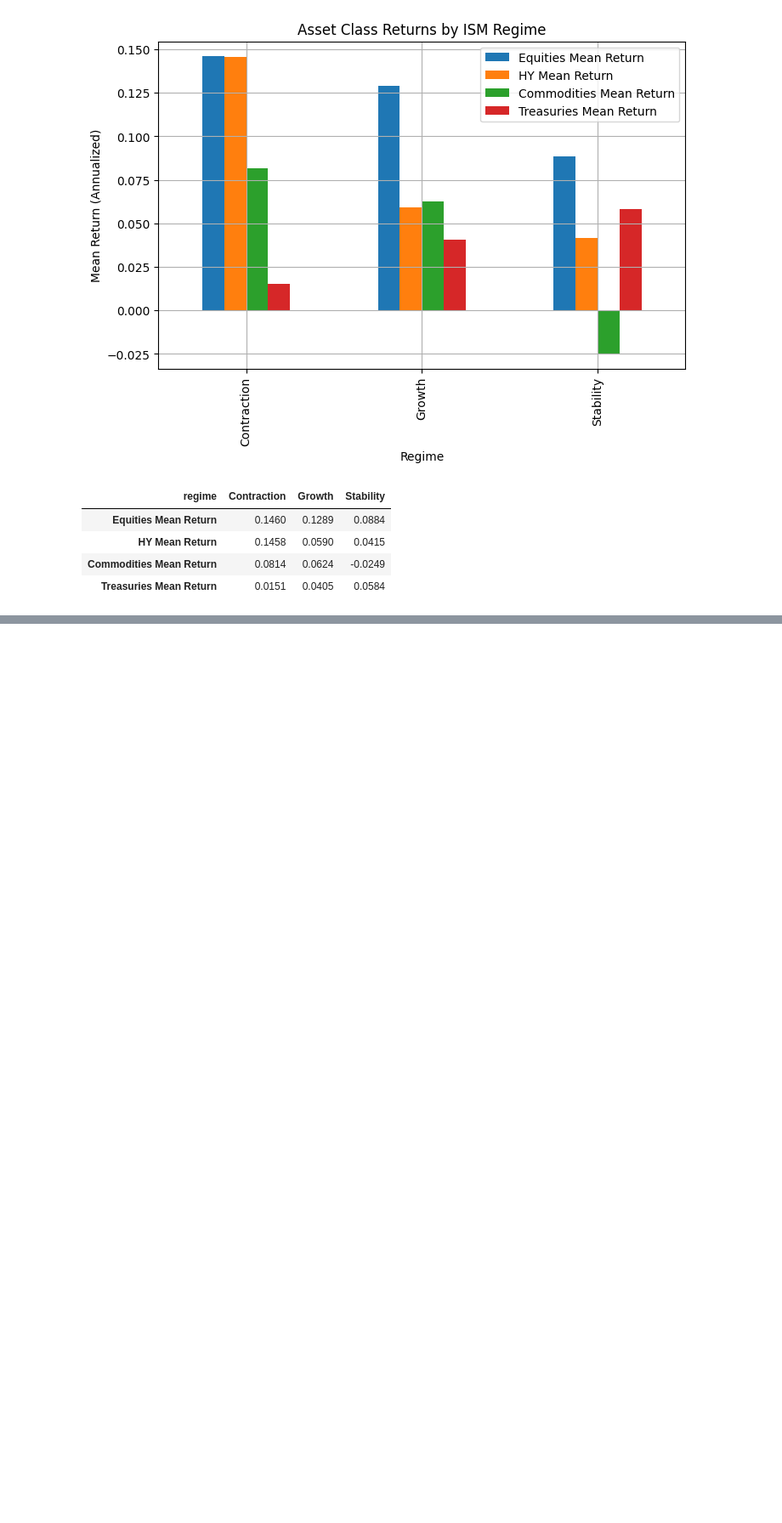
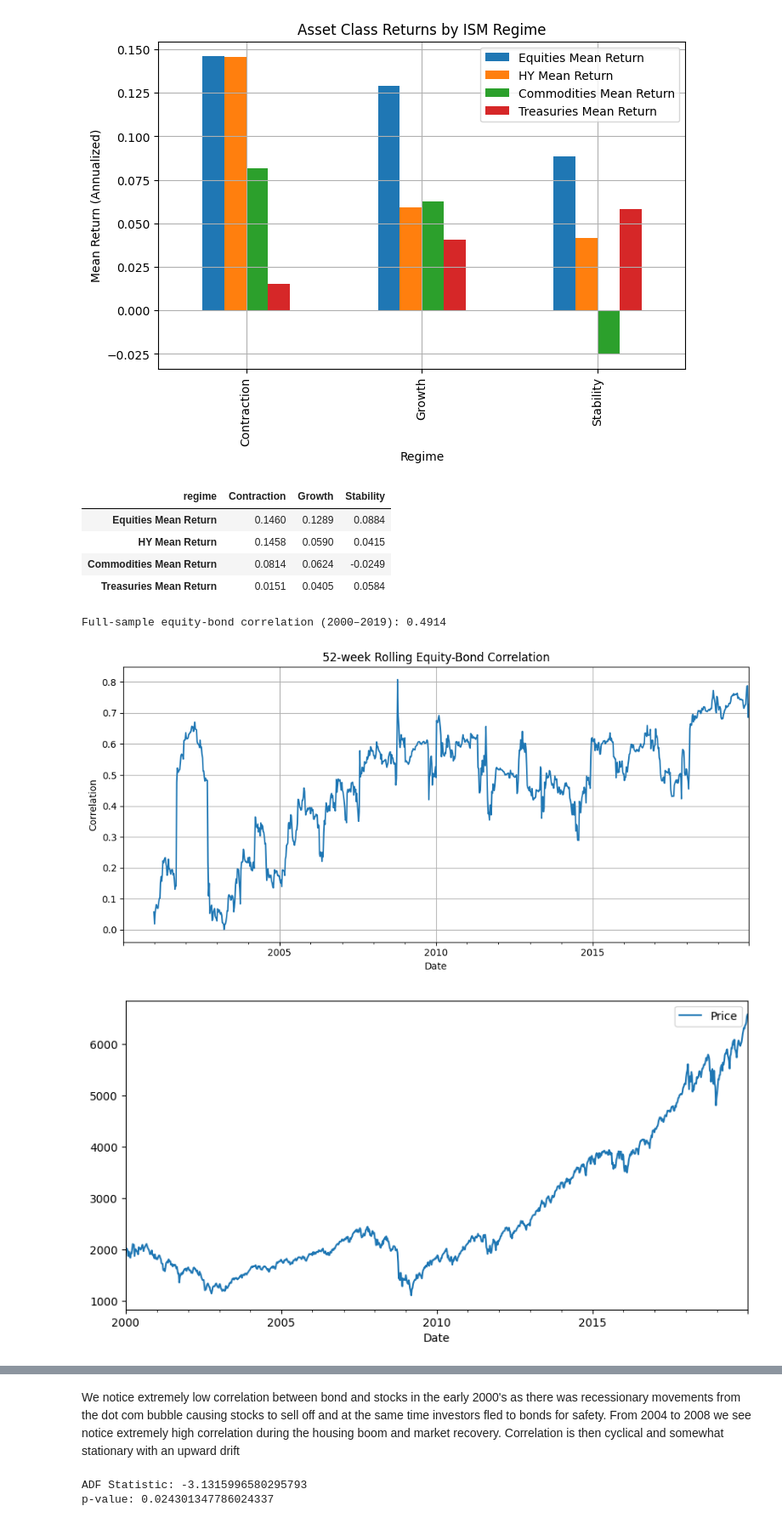
Before and after one commit to Kunj121/MacroFinance_HW2, a Jupyter notebook: ps2_all_parts.ipynb, the cells around one changed output, grey strips where cells are left out. Shown at 85% size. Saved outputs shown, nothing was run; the diff lists cells and outputs as text; code cells hidden in the pictures; blank space fills up the shorter version.

```diff
--- a/ps2_all_parts.ipynb
+++ b/ps2_all_parts.ipynb
@@ -717,3 +718,14 @@ round(mean_returns.T, 4)
 | HY Mean Return | 0.1458 | 0.0590 | 0.0415 |
 | Commodities Mean Return | 0.0814 | 0.0624 | -0.0249 |
 | Treasuries Mean Return | 0.0151 | 0.0405 | 0.0584 |
+# %%
+import pandas as pd
+import numpy as np
+filepath_1 = "Assignment_2_data.xlsm"
+filepath_2 = "macro_data.xlsx"
+# %%
+spx = pd.read_excel(filepath_1, sheet_name='SPTX', index_col=0)
+#filter out downloading error
+spx = spx[spx['Price'] > 5]
+# %%
+bond = pd.read_excel(filepath_2, sheet_name = 'HY_BOND_ETF', index_col=0)
@@ -719,0 +763,29 @@ round(mean_returns.T, 4)
+# %%
+#Correlation
+full_sample_corr = returns['SPXT'].corr(returns['VWEHX'])
+print(f"Full-sample equity-bond correlation (2000–2019): {full_sample_corr:.4f}")
+
+#Rolling Correlation
+rolling_corr = returns['SPXT'].rolling(window=52).corr(returns['VWEHX'])
+
+#plot
+import matplotlib.pyplot as plt
+
+plt.figure(figsize=(10, 5))
+rolling_corr.plot(title='52-week Rolling Equity-Bond Correlation')
+plt.ylabel('Correlation')
+plt.xlabel('Date')
+plt.grid(True)
+plt.tight_layout()
+plt.show()
+
+
+spx_2019.plot(figsize=(10, 5))
+plt.show()
+
+bond_2019.plot(figsize=(10, 5))
+plt.show()
+# %% [output]
+Full-sample equity-bond correlation (2000–2019): 0.4914
+[figure, added]
+[figure, added]
@@ -719,0 +793,12 @@ round(mean_returns.T, 4)
+# %% [markdown]
+We notice extremely low correlation between bond and stocks in the early 2000's as there was recessionary movements from the dot com bubble causing stocks to sell off and at the same time investors fled to bonds for safety. From 2004 to 2008 we see notice extremely high correlation during the housing boom and market recovery. Correlation is then cyclical and somewhat stationary with an upward drift
+# %%
+from statsmodels.tsa.stattools import adfuller
+
+# Assume `rolling_corr.dropna()` is your correlation series
+adf_result = adfuller(rolling_corr.dropna())
+print(f"ADF Statistic: {adf_result[0]}")
+print(f"p-value: {adf_result[1]}")
+# %% [output]
+ADF Statistic: -3.1315996580295793
+p-value: 0.024301347786024337
```
Also changed, not shown: parts of 24 cells of this notebook.
